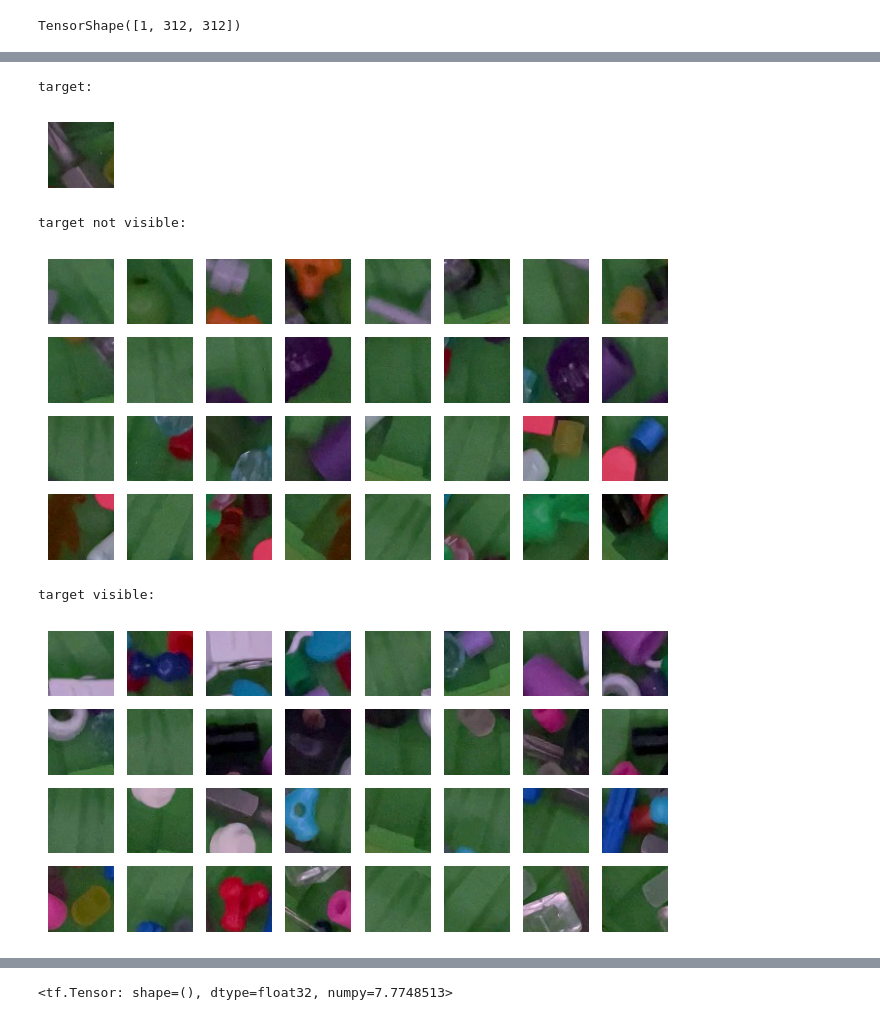
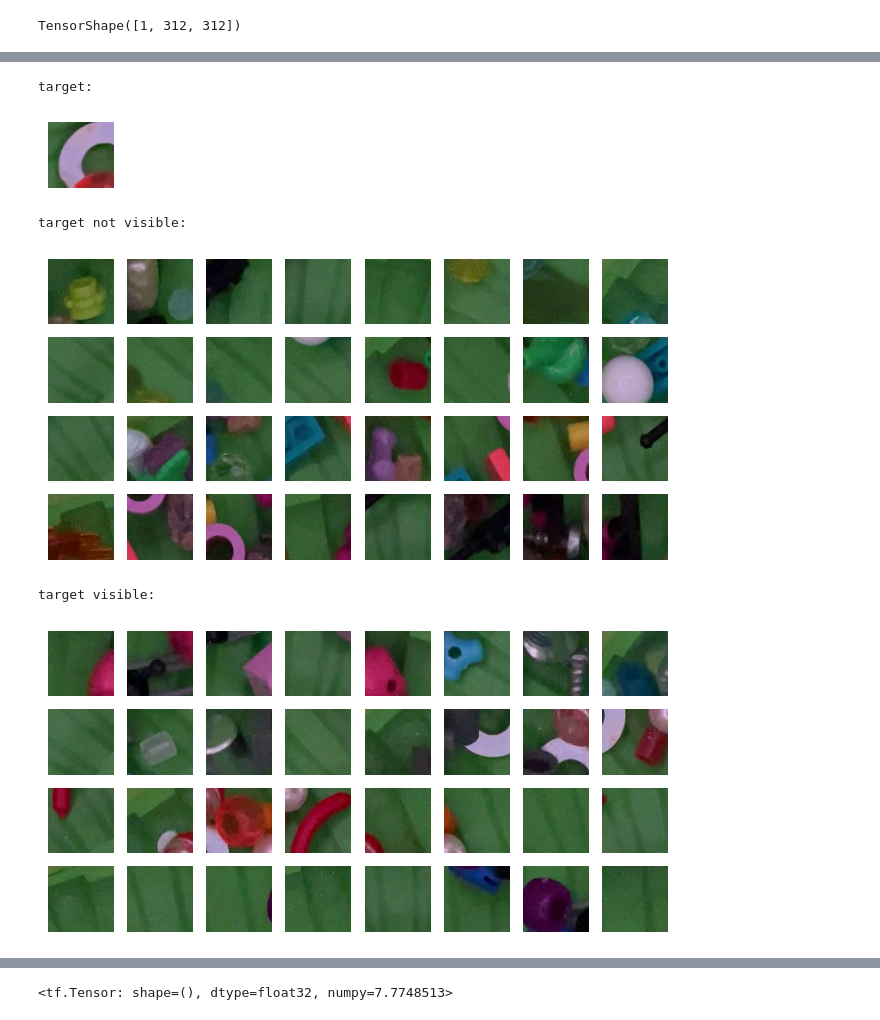
Before and after one commit to circularmachines/batch_indexing_machine, a Jupyter notebook: Train_foundation_model.ipynb, the cells around one changed output, grey strips where cells are left out. Drawn from its saved outputs; the diff is of its cells as text; code cells hidden in the pictures.

```diff
--- a/Train_foundation_model.ipynb
+++ b/Train_foundation_model.ipynb
@@ -279,20 +280,20 @@ show_patches(batch[0:64])
 # %%
-r=37
+r=n_patches+32
 
 mask_s=np.squeeze(mask)
 batch=batch[:len(mask_s)]
 
 print('target:')
 show_patches([batch[r]])
 print('target not visible:')
 show_patches(batch[mask_s[r]==0])
 print('target visible:')
 show_patches(batch[mask_s[r]==1])
 # %% [output]
 target:
-[figure, old version]
+[figure, new version]
 target not visible:
-[figure, old version]
+[figure, new version]
 target visible:
-[figure, old version]
+[figure, new version]
 # %%
```
Also changed, not shown: parts of 2 cells of this notebook.
